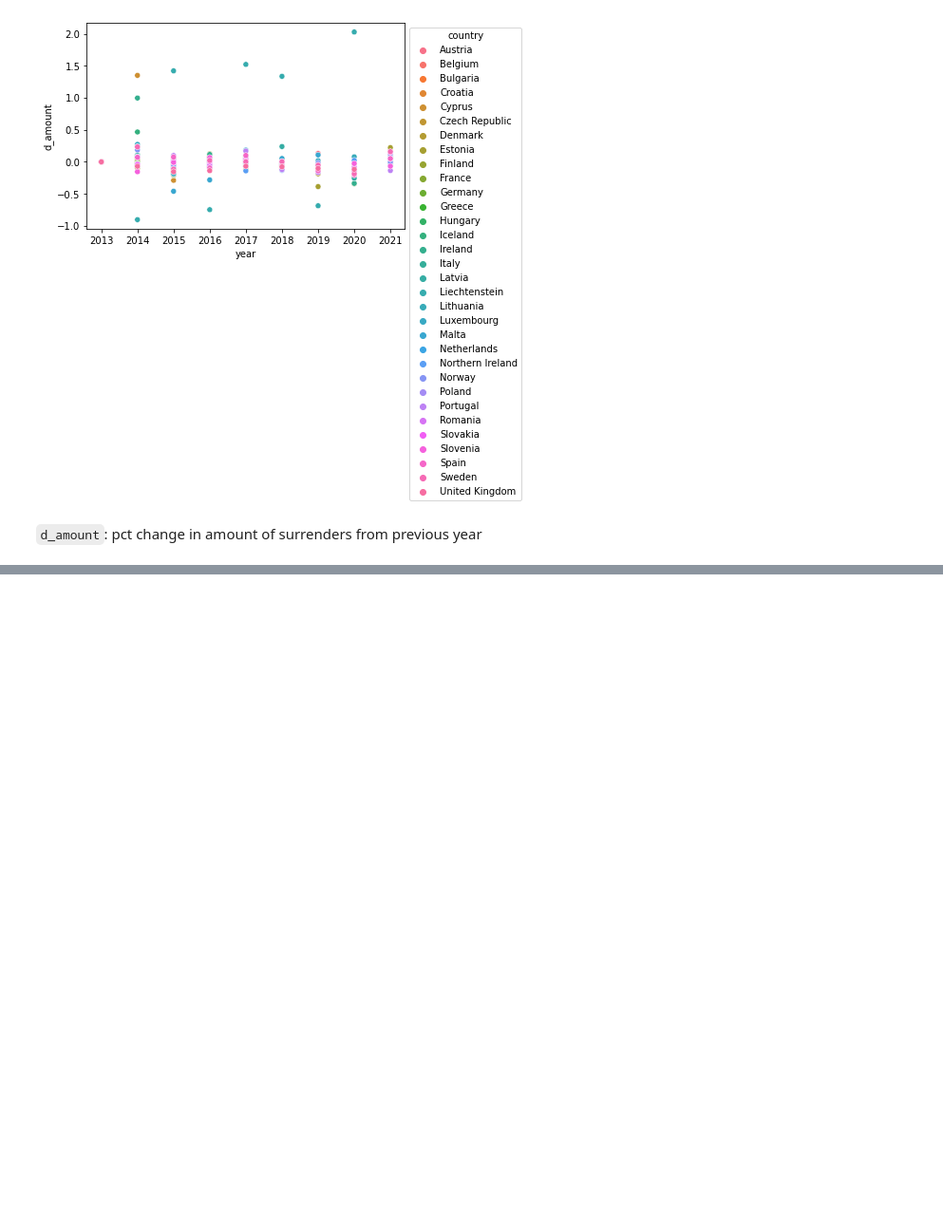
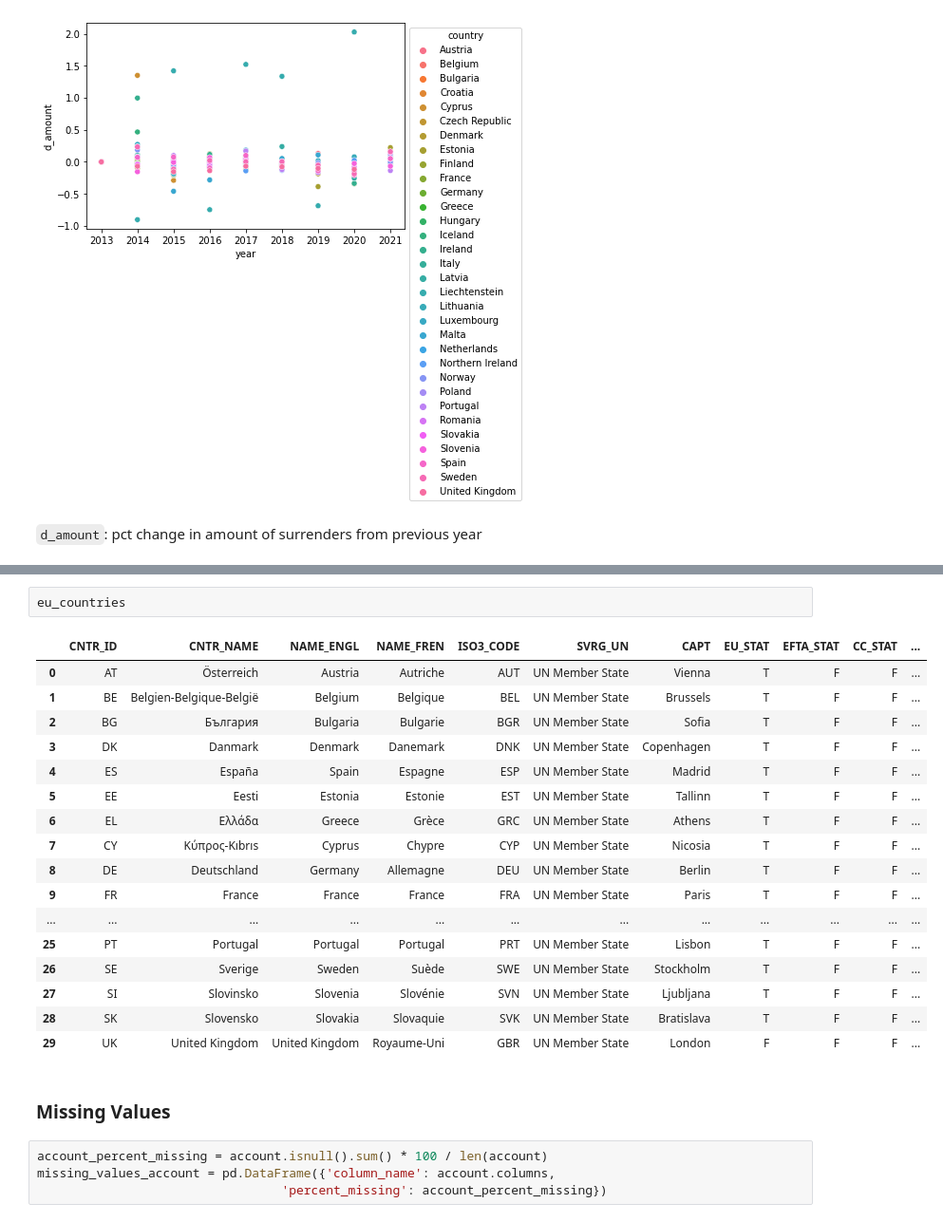
Before and after one commit to joshder/Emission-Trading, a Jupyter notebook: Code/Emissions Trading.ipynb, the cells around one changed output, grey strips where cells are left out. Shown at 95% size. Drawn from its saved outputs; the diff is of its cells as text; blank space fills up the shorter version.

```diff
--- a/Code/Emissions Trading.ipynb
+++ b/Code/Emissions Trading.ipynb
@@ -413,0 +450,26 @@ plt.xticks(years)
+# %%
+eu_countries
+# %% [output]
+|  | CNTR_ID | CNTR_NAME | NAME_ENGL | NAME_FREN | ISO3_CODE | SVRG_UN | CAPT | EU_STAT | EFTA_STAT | CC_STAT | ... |
+| 0 | AT | Österreich | Austria | Autriche | AUT | UN Member State | Vienna | T | F | F | ... |
+| 1 | BE | Belgien-Belgique-België | Belgium | Belgique | BEL | UN Member State | Brussels | T | F | F | ... |
+| 2 | BG | България | Bulgaria | Bulgarie | BGR | UN Member State | Sofia | T | F | F | ... |
+| 3 | DK | Danmark | Denmark | Danemark | DNK | UN Member State | Copenhagen | T | F | F | ... |
+| 4 | ES | España | Spain | Espagne | ESP | UN Member State | Madrid | T | F | F | ... |
+| 5 | EE | Eesti | Estonia | Estonie | EST | UN Member State | Tallinn | T | F | F | ... |
+| 6 | EL | Ελλάδα | Greece | Grèce | GRC | UN Member State | Athens | T | F | F | ... |
+| 7 | CY | Κύπρος-Kıbrıs | Cyprus | Chypre | CYP | UN Member State | Nicosia | T | F | F | ... |
+| 8 | DE | Deutschland | Germany | Allemagne | DEU | UN Member State | Berlin | T | F | F | ... |
+| 9 | FR | France | France | France | FRA | UN Member State | Paris | T | F | F | ... |
+| ... | ... | ... | ... | ... | ... | ... | ... | ... | ... | ... | ... |
+| 25 | PT | Portugal | Portugal | Portugal | PRT | UN Member State | Lisbon | T | F | F | ... |
+| 26 | SE | Sverige | Sweden | Suède | SWE | UN Member State | Stockholm | T | F | F | ... |
+| 27 | SI | Slovinsko | Slovenia | Slovénie | SVN | UN Member State | Ljubljana | T | F | F | ... |
+| 28 | SK | Slovensko | Slovakia | Slovaquie | SVK | UN Member State | Bratislava | T | F | F | ... |
+| 29 | UK | United Kingdom | United Kingdom | Royaume-Uni | GBR | UN Member State | London | F | F | F | ... |
+# %% [markdown]
+### Missing Values
+# %%
+account_percent_missing = account.isnull().sum() * 100 / len(account)
+missing_values_account = pd.DataFrame({'column_name': account.columns,
+                                 'percent_missing': account_percent_missing})
```
Also changed, not shown: parts of 29 cells of this notebook.
